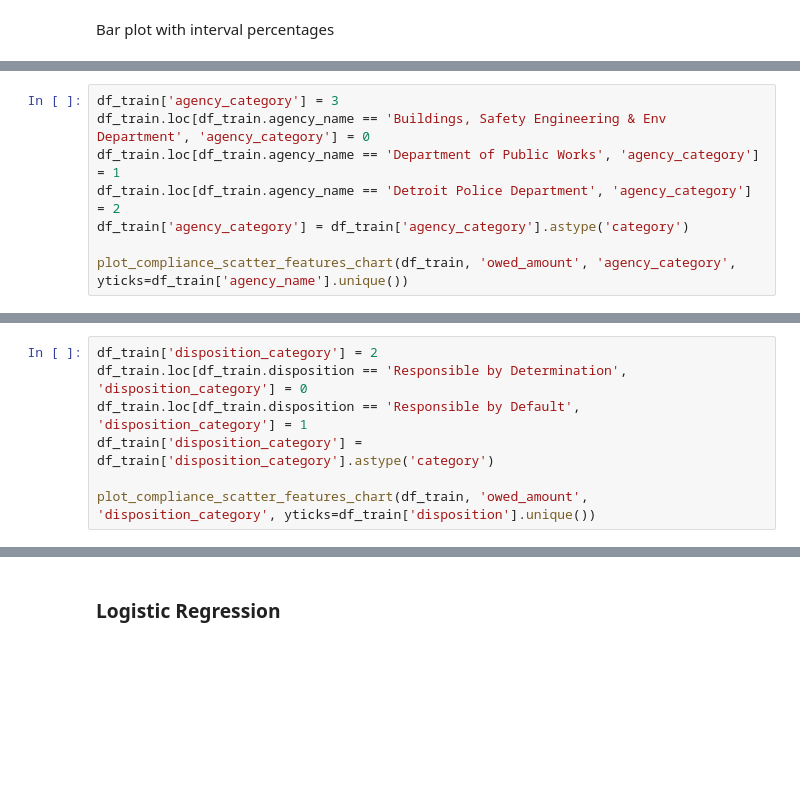
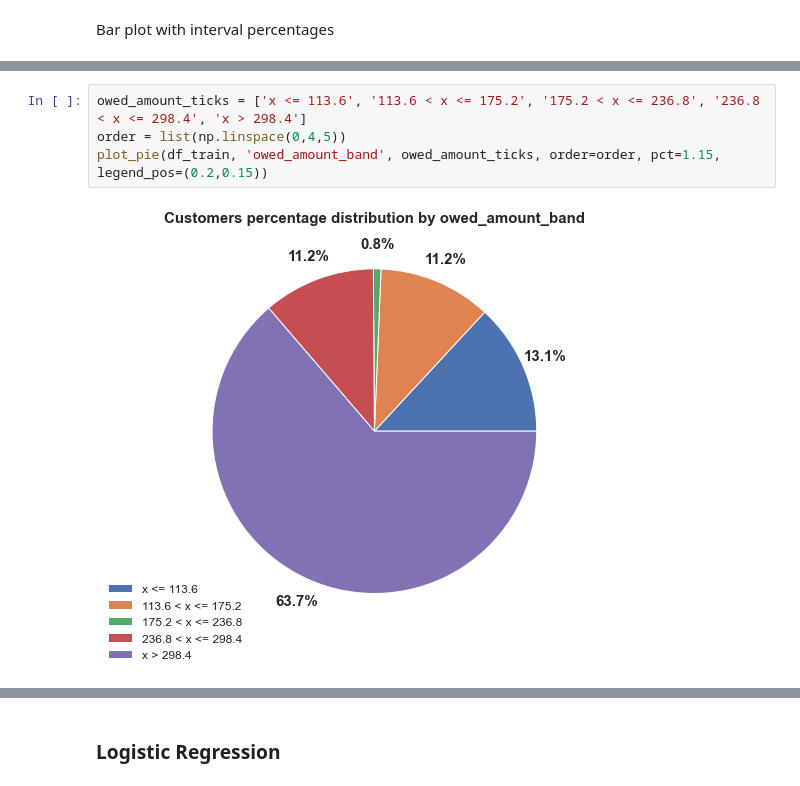
Before and after one commit to henriqueumeda/Property-Maintenance-Blight-Ticket-Fines, a Jupyter notebook: Property Maintenance Blight Ticket Fines.ipynb, the cells around one changed output, grey strips where cells are left out. Cells and saved outputs as stored; diff of their text form; blank space fills up the shorter version.

```diff
--- a/Property Maintenance Blight Ticket Fines.ipynb
+++ b/Property Maintenance Blight Ticket Fines.ipynb
@@ -880,8 +1020,0 @@ plot_percent_compliance_bar_folds_chart(compliance_sizes, folds=[50, 100, 150, 2
-# %%
-df_train['agency_category'] = 3
-df_train.loc[df_train.agency_name == 'Buildings, Safety Engineering & Env Department', 'agency_category'] = 0
-df_train.loc[df_train.agency_name == 'Department of Public Works', 'agency_category'] = 1
-df_train.loc[df_train.agency_name == 'Detroit Police Department', 'agency_category'] = 2
-df_train['agency_category'] = df_train['agency_category'].astype('category')
-
-plot_compliance_scatter_features_chart(df_train, 'owed_amount', 'agency_category', yticks=df_train['agency_name'].unique())
@@ -918,7 +1020,0 @@ array(['Responsible by Determination', 'Responsible by Default',
-# %%
-df_train['disposition_category'] = 2
-df_train.loc[df_train.disposition == 'Responsible by Determination', 'disposition_category'] = 0
-df_train.loc[df_train.disposition == 'Responsible by Default', 'disposition_category'] = 1
-df_train['disposition_category'] = df_train['disposition_category'].astype('category')
-
-plot_compliance_scatter_features_chart(df_train, 'owed_amount', 'disposition_category', yticks=df_train['disposition'].unique())
@@ -977,0 +1040,6 @@ for col_num in range(len(col_list)):
+# %%
+owed_amount_ticks = ['x <= 113.6', '113.6 < x <= 175.2', '175.2 < x <= 236.8', '236.8 < x <= 298.4', 'x > 298.4']
+order = list(np.linspace(0,4,5))
+plot_pie(df_train, 'owed_amount_band', owed_amount_ticks, order=order, pct=1.15, legend_pos=(0.2,0.15))
+# %% [output]
+[figure, added]
```
Also changed, not shown: parts of 157 cells of this notebook, 15 other files.
